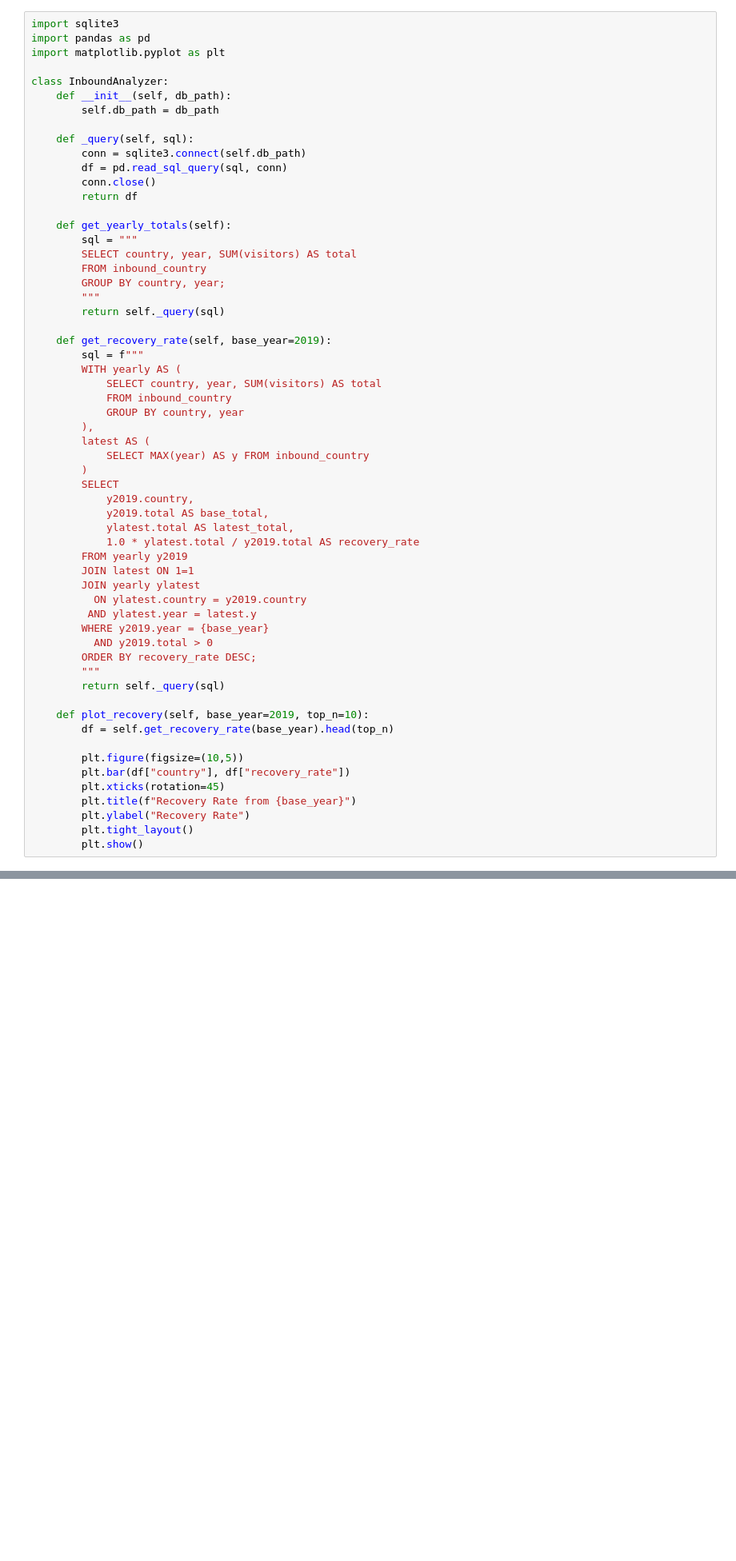
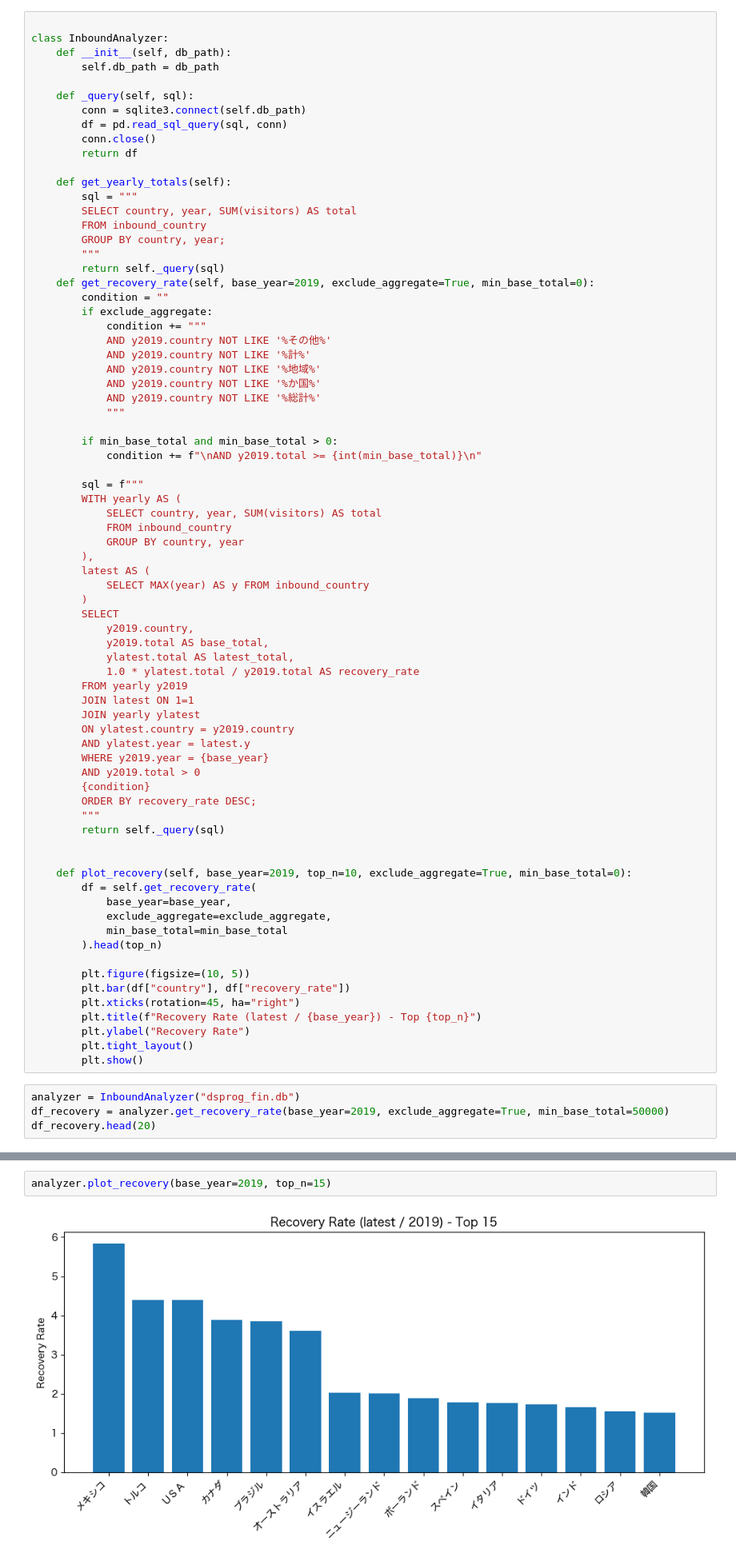
Before and after one commit to Kanoninuta/dsprog2_2025, a Jupyter notebook: 最終課題/dsprog_fin.ipynb, the cells around one changed output, grey strips where cells are left out. Shown at 80% size. Saved outputs shown, nothing was run; the diff lists cells and outputs as text; blank space fills up the shorter version.

```diff
--- a/最終課題/dsprog_fin.ipynb
+++ b/最終課題/dsprog_fin.ipynb
@@ -1,7 +9,4 @@
 # %%
-import sqlite3
-import pandas as pd
-import matplotlib.pyplot as plt
 
 class InboundAnalyzer:
     def __init__(self, db_path):
@@ -20,8 +25,20 @@ class InboundAnalyzer:
         GROUP BY country, year;
         """
         return self._query(sql)
+    def get_recovery_rate(self, base_year=2019, exclude_aggregate=True, min_base_total=0):
+        condition = ""
+        if exclude_aggregate:
+            condition += """
+            AND y2019.country NOT LIKE '%その他%'
+            AND y2019.country NOT LIKE '%計%'
+            AND y2019.country NOT LIKE '%地域%'
+            AND y2019.country NOT LIKE '%か国%'
+            AND y2019.country NOT LIKE '%総計%'
+            """
 
-    def get_recovery_rate(self, base_year=2019):
+        if min_base_total and min_base_total > 0:
+            condition += f"\nAND y2019.total >= {int(min_base_total)}\n"
+
         sql = f"""
         WITH yearly AS (
             SELECT country, year, SUM(visitors) AS total
@@ -39,21 +56,31 @@ class InboundAnalyzer:
         FROM yearly y2019
         JOIN latest ON 1=1
         JOIN yearly ylatest
-          ON ylatest.country = y2019.country
-         AND ylatest.year = latest.y
+        ON ylatest.country = y2019.country
+        AND ylatest.year = latest.y
         WHERE y2019.year = {base_year}
-          AND y2019.total > 0
+        AND y2019.total > 0
+        {condition}
         ORDER BY recovery_rate DESC;
         """
         return self._query(sql)
 
-    def plot_recovery(self, base_year=2019, top_n=10):
-        df = self.get_recovery_rate(base_year).head(top_n)
 
-        plt.figure(figsize=(10,5))
+    def plot_recovery(self, base_year=2019, top_n=10, exclude_aggregate=True, min_base_total=0):
+        df = self.get_recovery_rate(
+            base_year=base_year,
+            exclude_aggregate=exclude_aggregate,
+            min_base_total=min_base_total
+        ).head(top_n)
+
+        plt.figure(figsize=(10, 5))
         plt.bar(df["country"], df["recovery_rate"])
-        plt.xticks(rotation=45)
-        plt.title(f"Recovery Rate from {base_year}")
+        plt.xticks(rotation=45, ha="right")
+        plt.title(f"Recovery Rate (latest / {base_year}) - Top {top_n}")
         plt.ylabel("Recovery Rate")
         plt.tight_layout()
         plt.show()
+# %%
+analyzer = InboundAnalyzer("dsprog_fin.db")
+df_recovery = analyzer.get_recovery_rate(base_year=2019, exclude_aggregate=True, min_base_total=50000)
+df_recovery.head(20)
@@ -59,0 +105,4 @@ class InboundAnalyzer:
+# %%
+analyzer.plot_recovery(base_year=2019, top_n=15)
+# %% [output]
+[figure, added]
```
Also changed, not shown: parts of 8 cells of this notebook.
